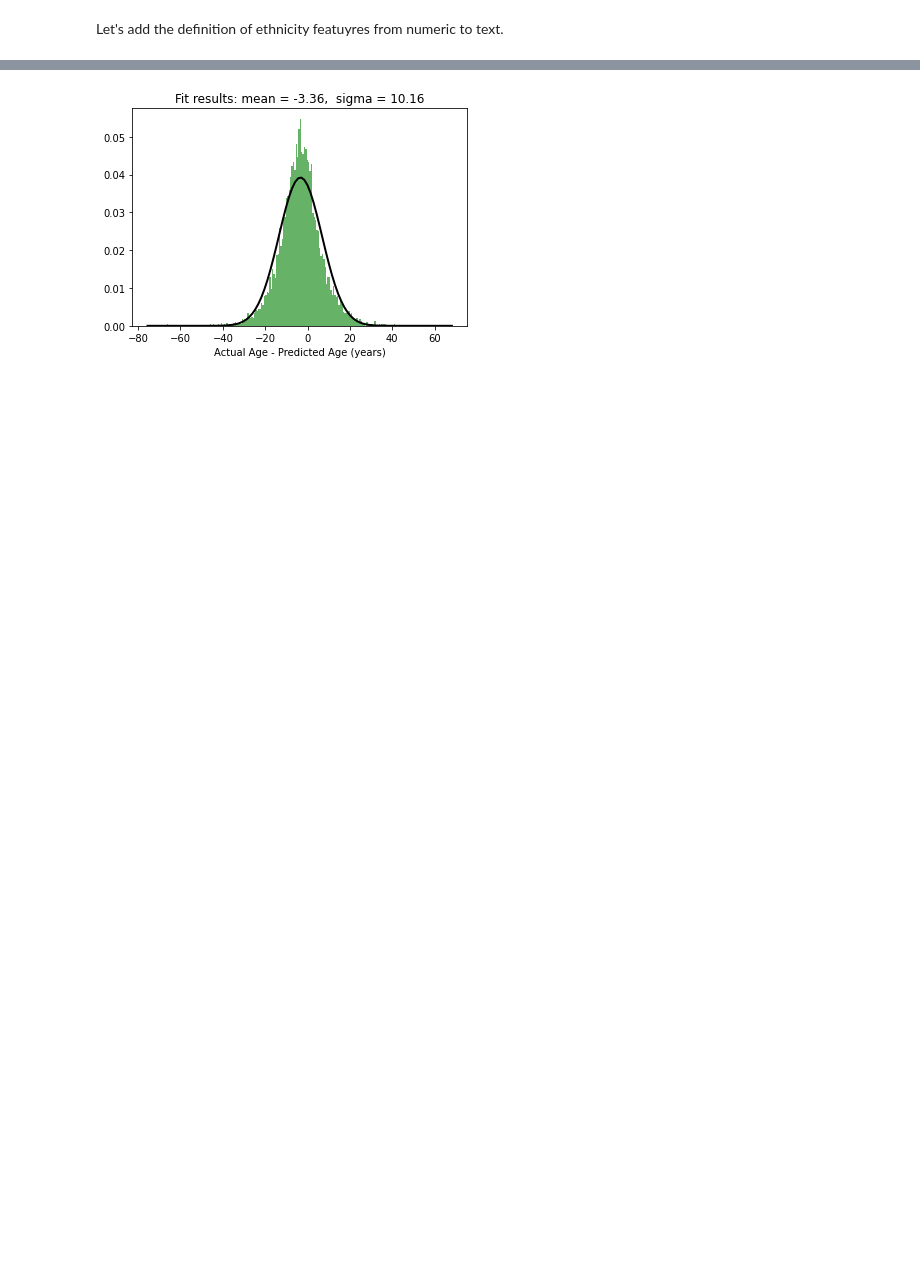
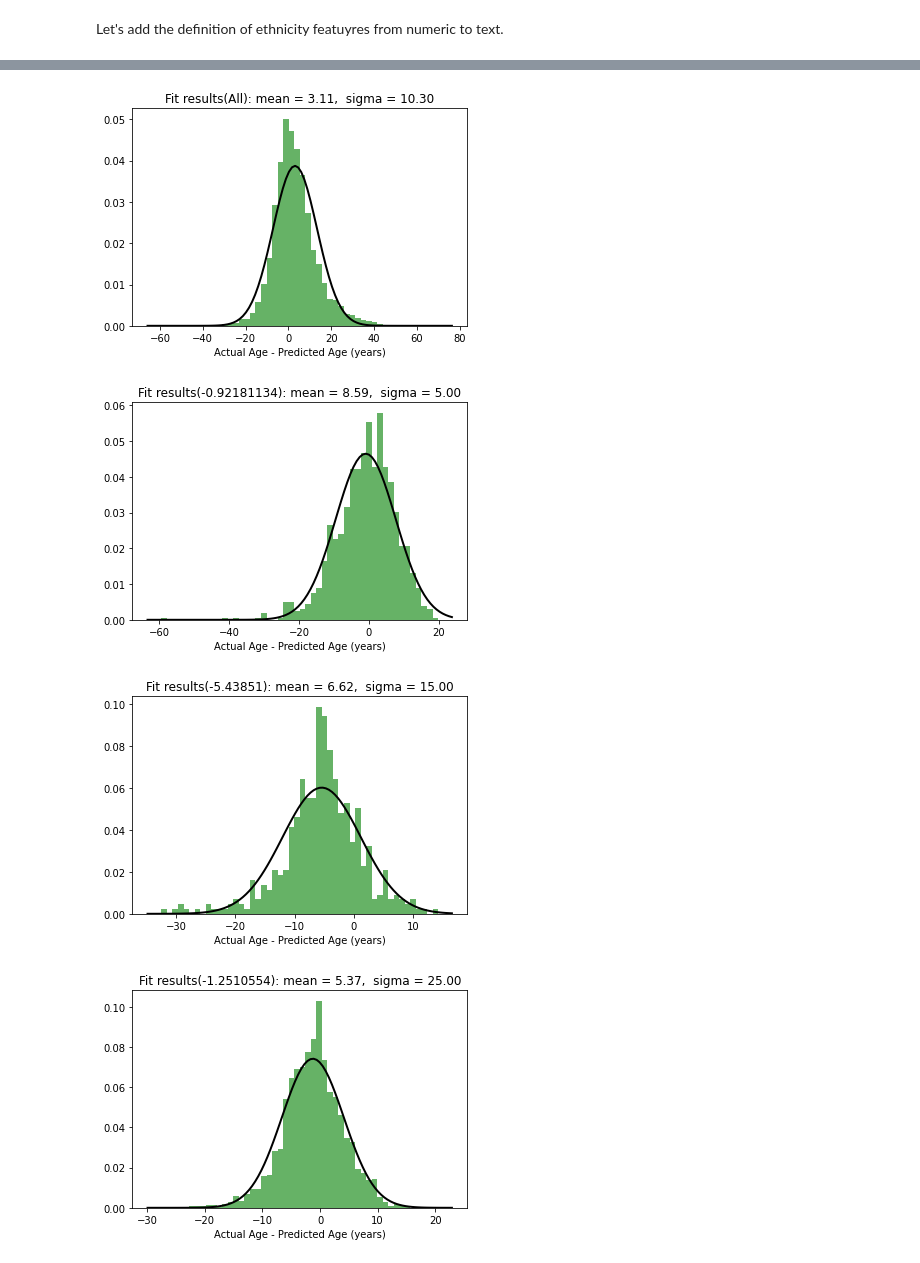
Before and after one commit to dmf49/cs5542FinalProject, a Jupyter notebook: project_dmf49.ipynb, the cells around one changed output, grey strips where cells are left out. Cells and saved outputs as stored; diff of their text form; code cells hidden in the pictures; blank space fills up the shorter version.

```diff
--- a/project_dmf49.ipynb
+++ b/project_dmf49.ipynb
@@ -743,25 +764,63 @@ for i, img_idx in enumerate(np.random.permutation(7040)):
 # %%
 import numpy as np
 from scipy.stats import norm
 import matplotlib.pyplot as plt
+stats  = []
+
+# Fit a normal distribution to the data:
+def fitHist(data, range, age_center):
+  a = np.array(data)
+  mu, std = norm.fit(a)
+
+  # Plot the histogram.
+  plt.hist(a, bins=50, density=True, alpha=0.6, color='g')
+
+  # Plot the PDF.
+  xmin, xmax = plt.xlim()
+  x = np.linspace(xmin, xmax, 100)
+  p = norm.pdf(x, mu, std)
+  plt.plot(x, p, 'k', linewidth=2)
+  title = "Fit results(%s): mean = %.2f,  sigma = %.2f" % ( mu, std, age_center)
+  d = { 'mean':mu, 'std':std, 'age_centroid':age_center }
+  stats.append(d)
+  plt.title(title)
+  plt.xlabel("Actual Age - Predicted Age (years)")
+  plt.show()
+
+# Fit a normal distribution to the data:
+def fitHist1(data, range):
+  a = np.array(data)
+  mu, std = norm.fit(a)
+
+  # Plot the histogram.
+  plt.hist(a, bins=50, density=True, alpha=0.6, color='g')
+
+  # Plot the PDF.
+  xmin, xmax = plt.xlim()
+  x = np.linspace(xmin, xmax, 100)
+  p = norm.pdf(x, mu, std)
+  plt.plot(x, p, 'k', linewidth=2)
+  title = "Fit results(%s): mean = %.2f,  sigma = %.2f" % (range, mu, std)
+  plt.title(title)
+  plt.xlabel("Actual Age - Predicted Age (years)")
+
+  plt.show()
 
 
-# Fit a normal distribution to the data:
-a = np.array(age_diff)
-mu, std = norm.fit(a)
 
-# Plot the histogram.
-plt.hist(a, bins=200, density=True, alpha=0.6, color='g')
+fitHist1(age_diff,"All")
+fitHist(age_diff_010,"0-10 years", 5)
 
-# Plot the PDF.
-xmin, xmax = plt.xlim()
-x = np.linspace(xmin, xmax, 100)
-scipy.stats.
-p = norm.pdf(x, mu, std)
-plt.plot(x, p, 'k', linewidth=2)
-title = "Fit results: mean = %.2f,  sigma = %.2f" % (mu, std)
-plt.title(title)
-plt.xlabel("Actual Age - Predicted Age (years)")
-plt.show()
+fitHist(age_diff_1020,"10 - 20 years", 15)
+fitHist(age_diff_2030, "20 - 30 years", 25)
+fitHist(age_diff_3040, "30 - 40 years", 35)
+fitHist(age_diff_4050, "40 - 50 years", 45)
+fitHist(age_diff_5070, "50 - 70 years", 60)
+fitHist(age_diff_70INF, " > 70 years", 93)
+stat_df = pd.DataFrame(stats)
+stat_df
 # %% [output]
-[figure, old version]
+[figure, new version]
+[figure, added]
+[figure, added]
+[figure, added]
```
Also changed, not shown: parts of 14 cells of this notebook.
